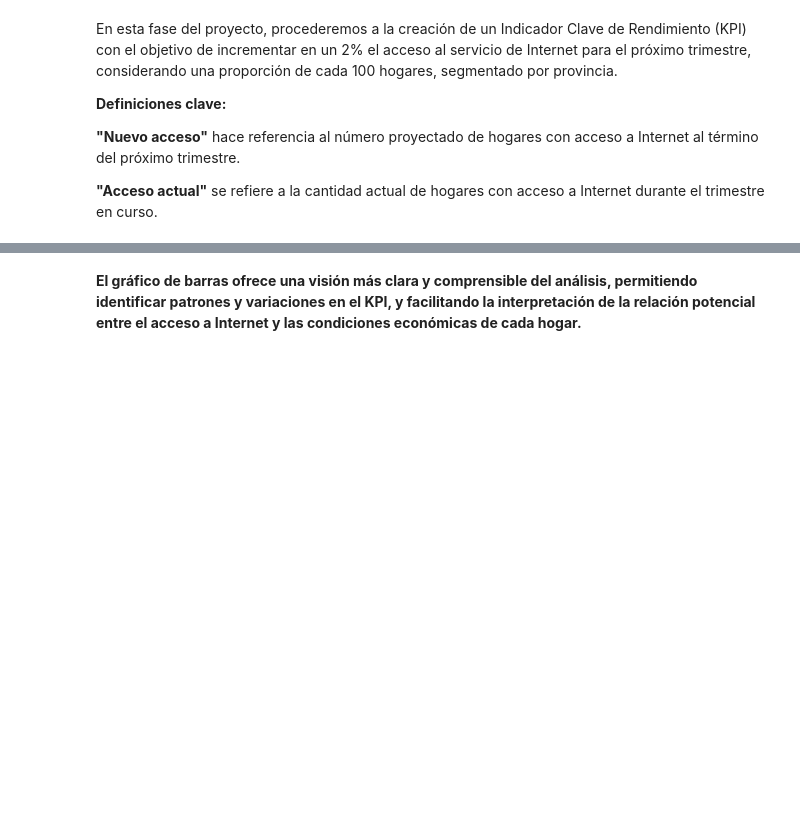
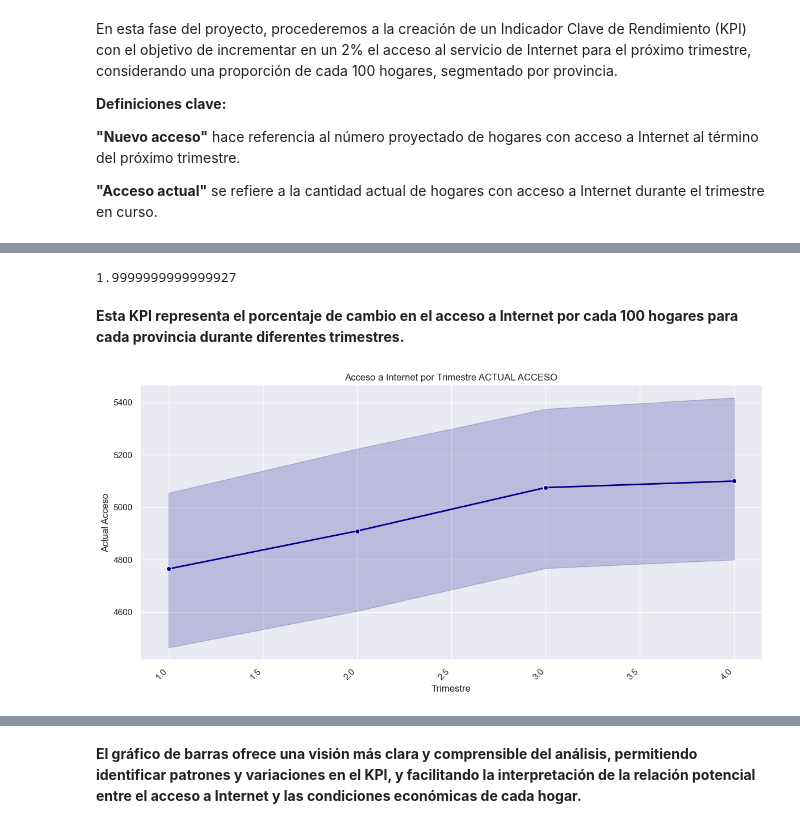
Before and after one commit to Chinaskidev/VecinoNet_Proyecto, a Jupyter notebook: tele_ENACOM_EDA.ipynb, the cells around one changed output, grey strips where cells are left out. Saved outputs shown, nothing was run; the diff lists cells and outputs as text; code cells hidden in the pictures; blank space fills up the shorter version.

```diff
--- a/tele_ENACOM_EDA.ipynb
+++ b/tele_ENACOM_EDA.ipynb
@@ -779,3 +768,25 @@ df5.head(100) # Visualizo las 100 filas
+# %%
+# Cálculando el porcentaje
+((12518.46-12273)/12273)*100
+# %% [output]
+1.9999999999999927
+# %% [markdown]
+**Esta KPI representa el porcentaje de cambio en el acceso a Internet por cada 100 hogares para cada provincia durante diferentes trimestres.**<br>
+# %%
+# Configuro el estilo de Seaborn
+sns.set(style="darkgrid")
+
+# Voy a gráficar el KPI por trimestre con un gráfico de líneas.
+plt.figure(figsize=(12, 6))
+sns.lineplot(x='Trimestre', y='Accesos por cada 100 hogares', data=df5, marker='o', color='darkblue', linewidth=2)
+plt.xlabel('Trimestre')
+plt.ylabel('Actual Acceso')
+plt.title('Acceso a Internet por Trimestre ACTUAL ACCESO')
+plt.xticks(rotation=45, ha='right')  # Roto las etiquetas del eje x para mayor legibilidad
+plt.tight_layout()  # Ajusto el diseño para evitar cortar las etiquetas
+plt.show()
+# %% [output]
+[figure, added]
 # %%
 # Configuro el estilo de Seaborn
 sns.set(style="darkgrid")
```
Also changed, not shown: parts of 13 cells of this notebook.
